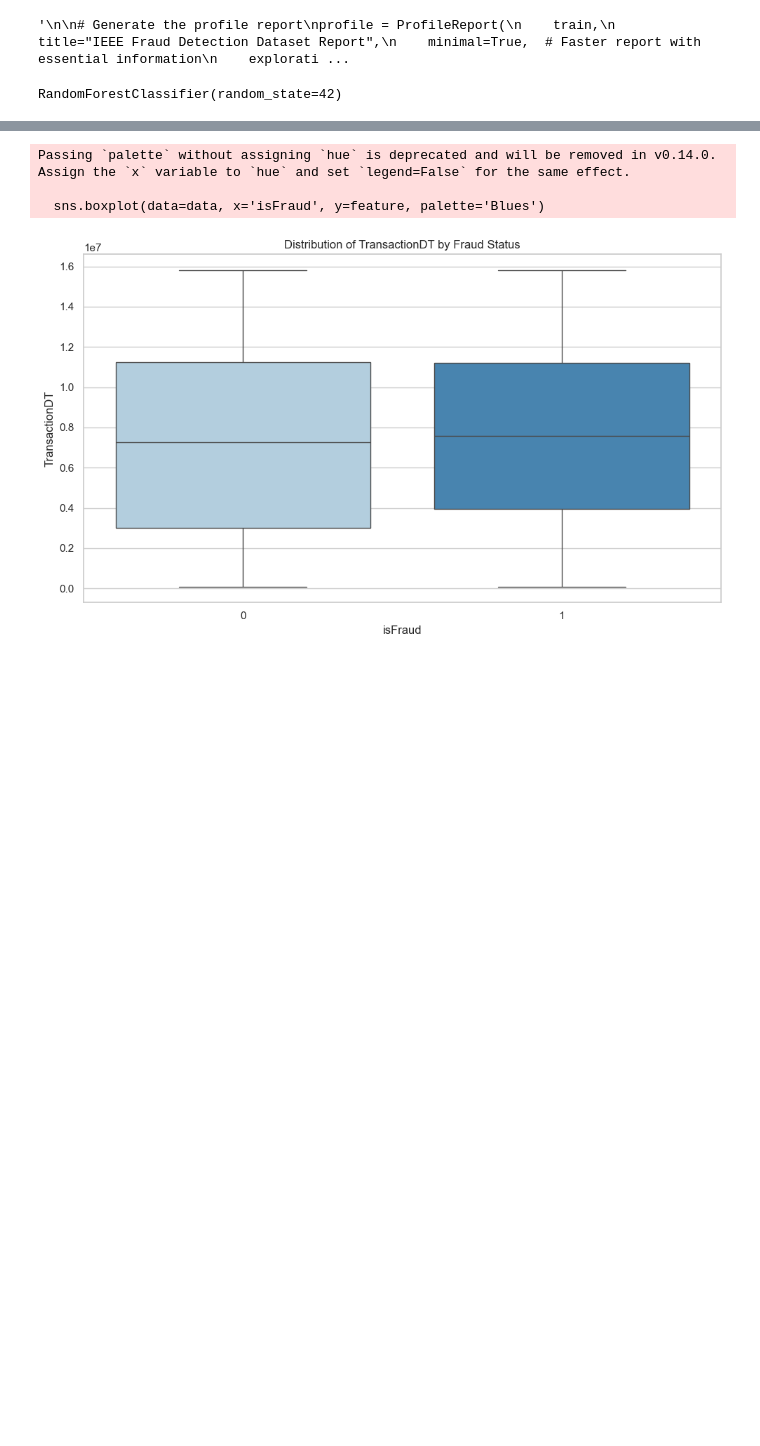
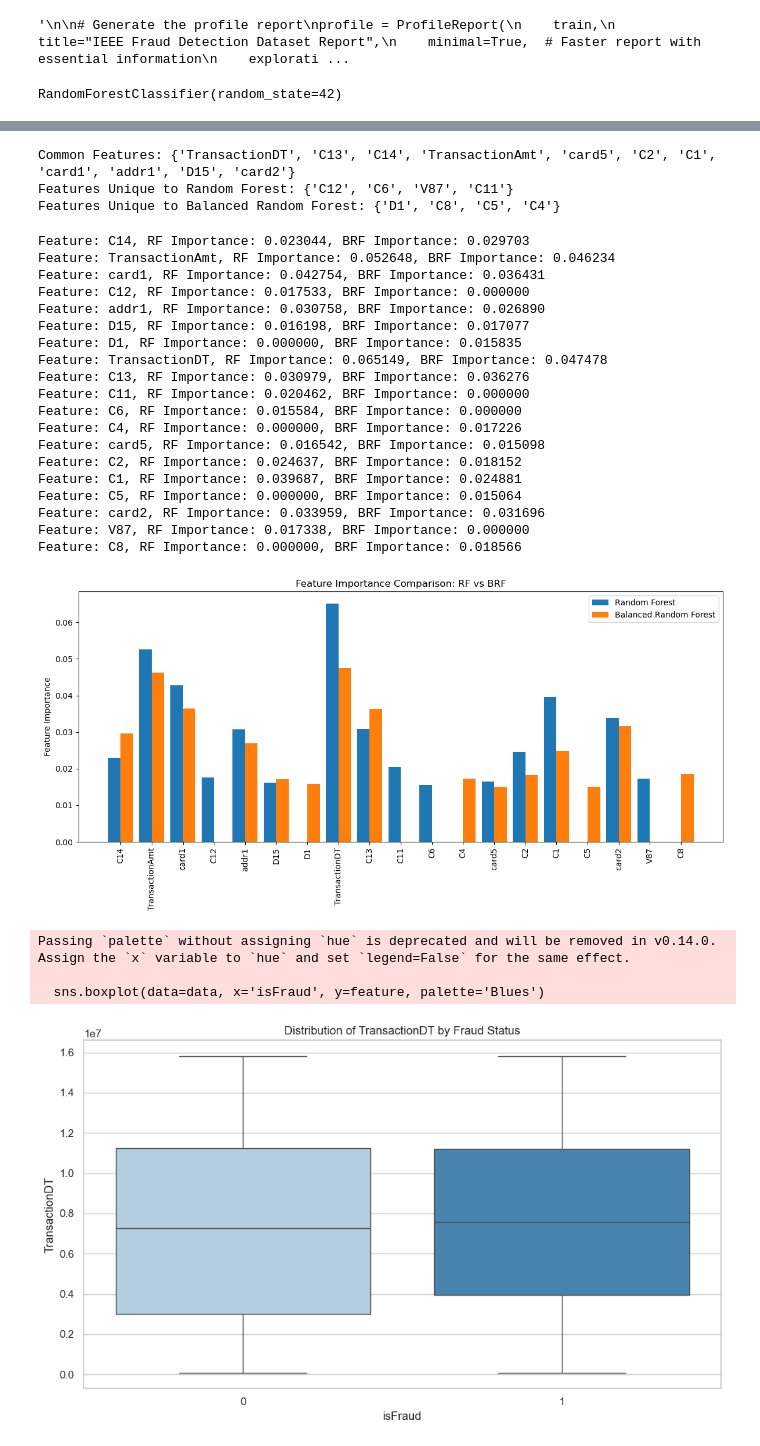
Before and after one commit to ackerman-alex/IDS789_credit_card_fraud_detection, a Jupyter notebook: IDS789_credit_card_fraud_detection.ipynb, the cells around one changed output, grey strips where cells are left out. Drawn from its saved outputs; the diff is of its cells as text; code cells hidden in the pictures; blank space fills up the shorter version.

```diff
--- a/IDS789_credit_card_fraud_detection.ipynb
+++ b/IDS789_credit_card_fraud_detection.ipynb
@@ -378,3 +461,77 @@ Passing `palette` without assigning `hue` is deprecated and will be removed in v
+# %%
+# Convert the 'feature' or 'Feature' column into sets
+rf_features_set = set(rf_top_features["feature"])  # Random Forest
+brf_features_set = set(brf_top_features["Feature"])  # Balanced Random Forest
+
+# Find common and unique features
+common_features = rf_features_set & brf_features_set
+rf_unique = rf_features_set - brf_features_set
+brf_unique = brf_features_set - rf_features_set
+
+# Print the results
+print("Common Features:", common_features)
+print("Features Unique to Random Forest:", rf_unique)
+print("Features Unique to Balanced Random Forest:", brf_unique)
+# %% [output]
+Common Features: {'TransactionDT', 'C13', 'C14', 'TransactionAmt', 'card5', 'C2', 'C1', 'card1', 'addr1', 'D15', 'card2'}
+Features Unique to Random Forest: {'C12', 'C6', 'V87', 'C11'}
+Features Unique to Balanced Random Forest: {'D1', 'C8', 'C5', 'C4'}
+# %%
+# Convert feature importance to dictionaries for easy alignment
+rf_importances = dict(zip(rf_top_features["feature"], rf_top_features["importance"]))
+brf_importances = dict(zip(brf_top_features["Feature"], brf_top_features["Importance"]))
+
+# Combine all features
+all_features = rf_features_set | brf_features_set
+
+# Align importance values, using 0 if a feature is not present in one of the models
+rf_values = [rf_importances.get(feature, 0) for feature in all_features]
+brf_values = [brf_importances.get(feature, 0) for feature in all_features]
+
+# Print comparison
+for feature, rf_value, brf_value in zip(all_features, rf_values, brf_values):
+    print(
+        f"Feature: {feature}, RF Importance: {rf_value:.6f}, BRF Importance: {brf_value:.6f}"
+    )
+
+import matplotlib.pyplot as plt
+import numpy as np
+
+# Prepare for plotting
+features = list(all_features)
+indices = np.arange(len(features))
+
+plt.figure(figsize=(12, 6))
+plt.bar(indices - 0.2, rf_values, width=0.4, label="Random Forest")
+plt.bar(indices + 0.2, brf_values, width=0.4, label="Balanced Random Forest")
+
+plt.xticks(indices, features, rotation=90)
+plt.ylabel("Feature Importance")
+plt.title("Feature Importance Comparison: RF vs BRF")
+plt.legend()
+plt.tight_layout()
+plt.show()
+# %% [output]
+Feature: C14, RF Importance: 0.023044, BRF Importance: 0.029703
+Feature: TransactionAmt, RF Importance: 0.052648, BRF Importance: 0.046234
+Feature: card1, RF Importance: 0.042754, BRF Importance: 0.036431
+Feature: C12, RF Importance: 0.017533, BRF Importance: 0.000000
+Feature: addr1, RF Importance: 0.030758, BRF Importance: 0.026890
+Feature: D15, RF Importance: 0.016198, BRF Importance: 0.017077
+Feature: D1, RF Importance: 0.000000, BRF Importance: 0.015835
+Feature: TransactionDT, RF Importance: 0.065149, BRF Importance: 0.047478
+Feature: C13, RF Importance: 0.030979, BRF Importance: 0.036276
+Feature: C11, RF Importance: 0.020462, BRF Importance: 0.000000
+Feature: C6, RF Importance: 0.015584, BRF Importance: 0.000000
+Feature: C4, RF Importance: 0.000000, BRF Importance: 0.017226
+Feature: card5, RF Importance: 0.016542, BRF Importance: 0.015098
+Feature: C2, RF Importance: 0.024637, BRF Importance: 0.018152
+Feature: C1, RF Importance: 0.039687, BRF Importance: 0.024881
+Feature: C5, RF Importance: 0.000000, BRF Importance: 0.015064
+Feature: card2, RF Importance: 0.033959, BRF Importance: 0.031696
+Feature: V87, RF Importance: 0.017338, BRF Importance: 0.000000
+Feature: C8, RF Importance: 0.000000, BRF Importance: 0.018566
+[figure, added]
 # %%
 # top_feature_names = top_features["feature"].values
 # top_feature_names = [
```
Also changed, not shown: parts of 4 cells of this notebook.
